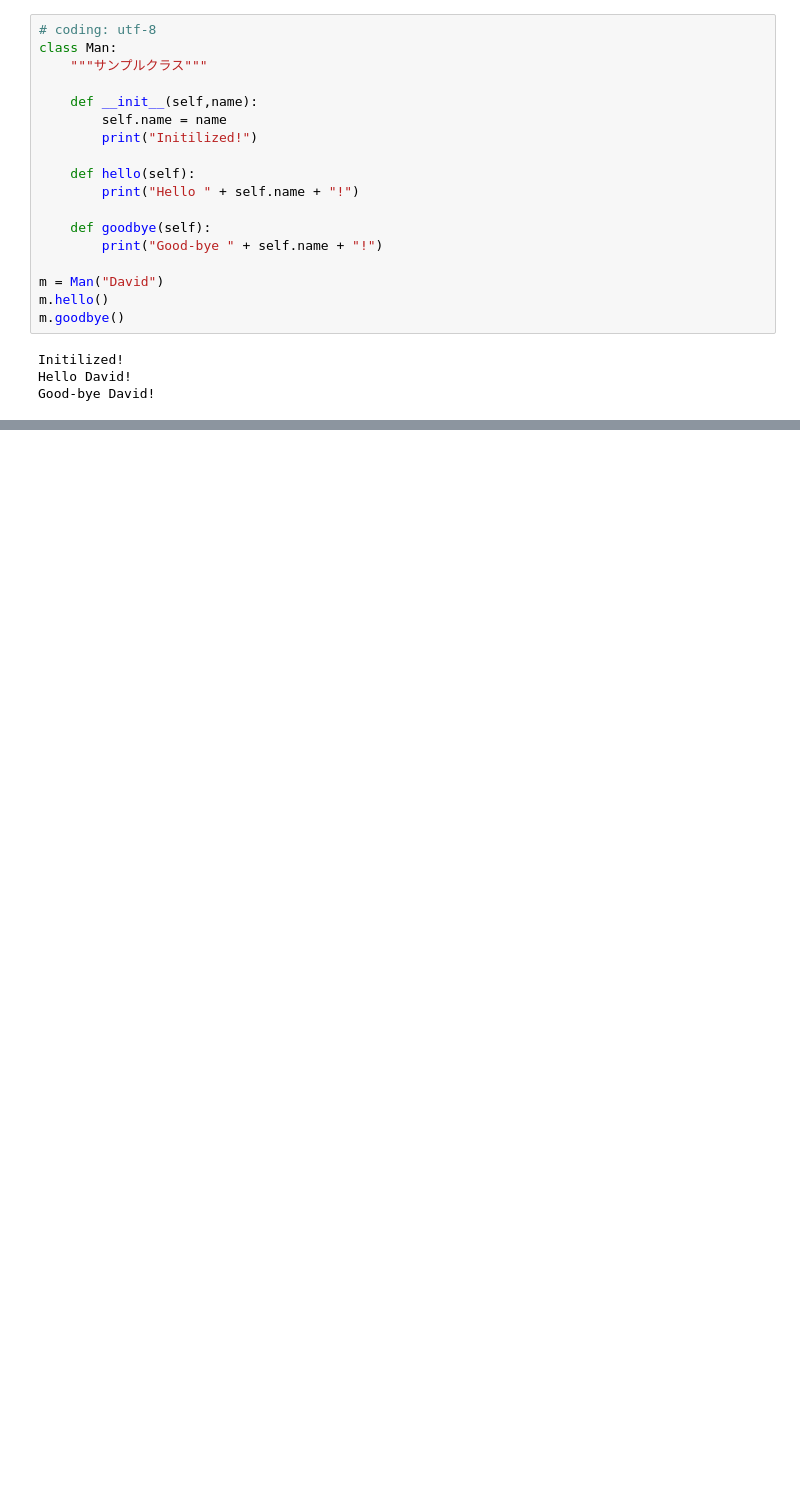
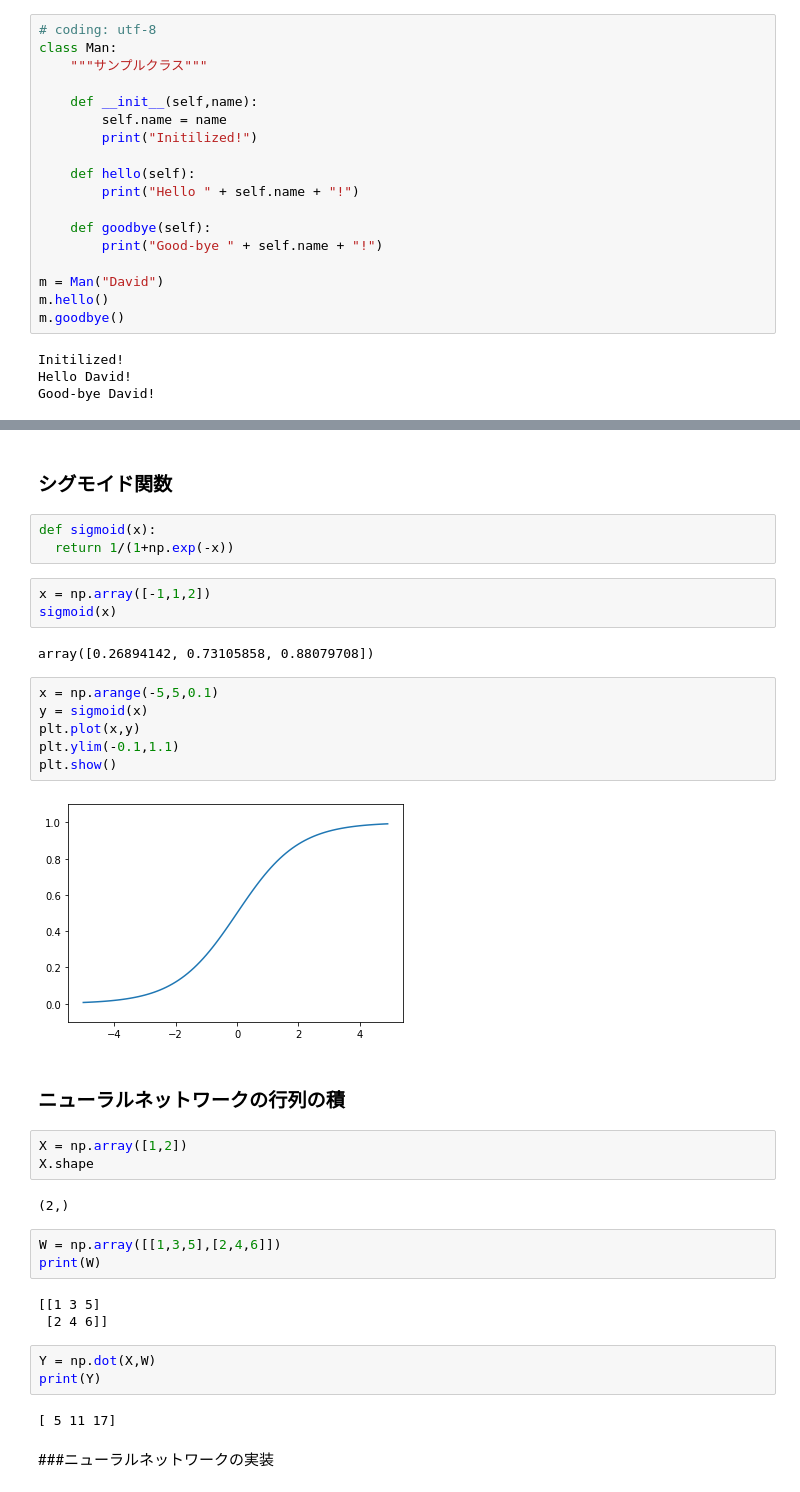
Before and after one commit to machio1985/deep-learning-from-scratch, a Jupyter notebook: deep_learning_from_scratch.ipynb, the cells around one changed output, grey strips where cells are left out. Saved outputs shown, nothing was run; the diff lists cells and outputs as text; blank space fills up the shorter version.

```diff
--- a/deep_learning_from_scratch.ipynb
+++ b/deep_learning_from_scratch.ipynb
@@ -45,0 +209,38 @@ Good-bye David!
+# %% [markdown]
+### シグモイド関数
+# %%
+def sigmoid(x):
+  return 1/(1+np.exp(-x))
+# %%
+x = np.array([-1,1,2])
+sigmoid(x)
+# %% [output]
+array([0.26894142, 0.73105858, 0.88079708])
+# %%
+x = np.arange(-5,5,0.1)
+y = sigmoid(x)
+plt.plot(x,y)
+plt.ylim(-0.1,1.1)
+plt.show()
+# %% [output]
+[figure, added]
+# %% [markdown]
+### ニューラルネットワークの行列の積
+# %%
+X = np.array([1,2])
+X.shape
+# %% [output]
+(2,)
+# %%
+W = np.array([[1,3,5],[2,4,6]])
+print(W)
+# %% [output]
+[[1 3 5]
+ [2 4 6]]
+# %%
+Y = np.dot(X,W)
+print(Y)
+# %% [output]
+[ 5 11 17]
+# %% [markdown]
+###ニューラルネットワークの実装
```
Also changed, not shown: parts of 56 cells of this notebook.
